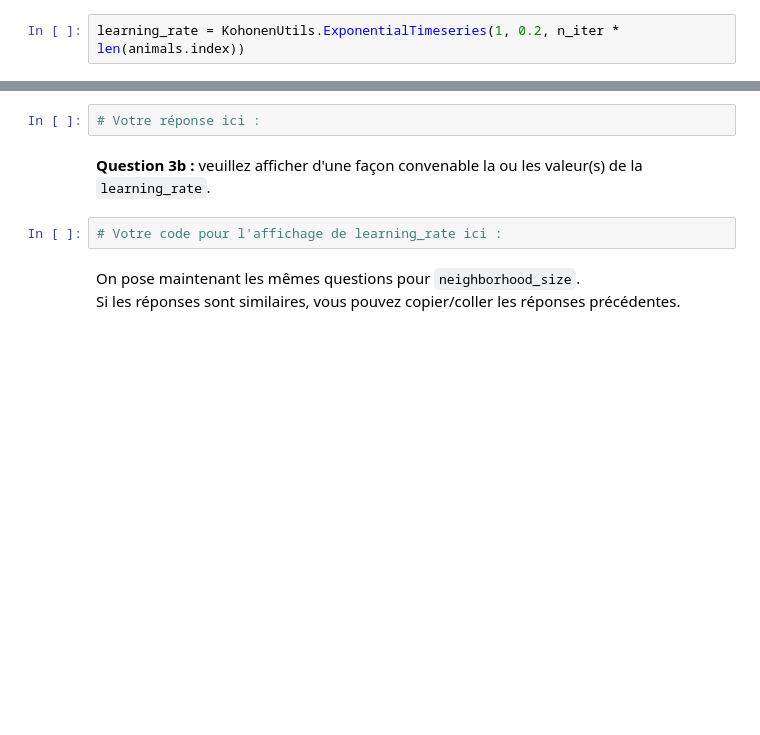
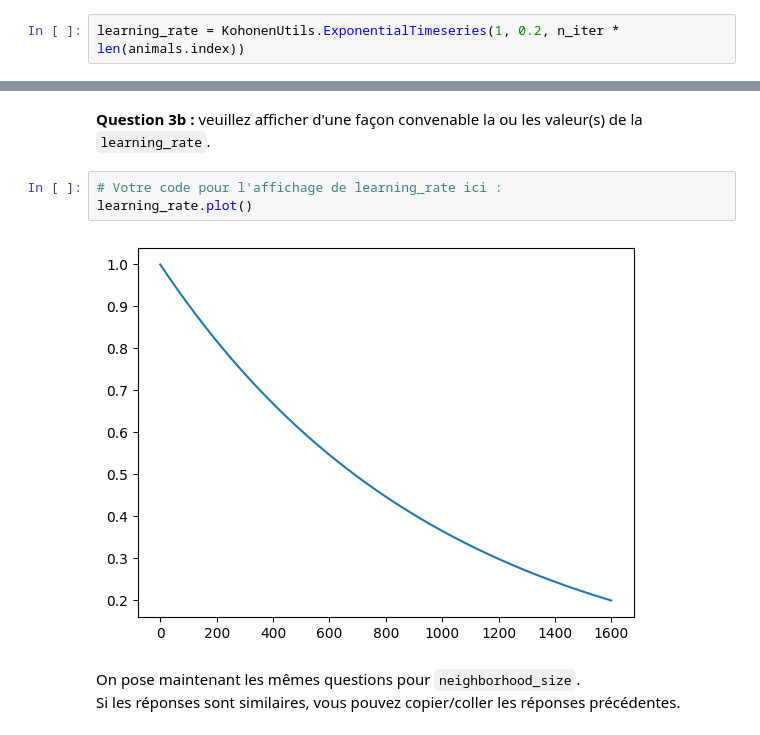
Before and after one commit to Raynobrak/heigvd-labos-apn, a Jupyter notebook: Labo5-individuel-charbonnier/Labo5_SOM_student.ipynb, the cells around one changed output, grey strips where cells are left out. Saved outputs shown, nothing was run; the diff lists cells and outputs as text; blank space fills up the shorter version.

```diff
--- a/Labo5-individuel-charbonnier/Labo5_SOM_student.ipynb
+++ b/Labo5-individuel-charbonnier/Labo5_SOM_student.ipynb
@@ -100,9 +164,10 @@ learning_rate = KohonenUtils.ExponentialTimeseries(1, 0.2, n_iter * len(animals.
-# %%
-# Votre réponse ici :
 # %% [markdown]
 **Question 3b :** veuillez afficher d'une façon convenable la ou les valeur(s) de la `learning_rate`.
 # %%
 # Votre code pour l'affichage de learning_rate ici :
+learning_rate.plot()
+# %% [output]
+[figure, added]
 # %% [markdown]
 On pose maintenant les mêmes questions pour `neighborhood_size`.  <br/> Si les réponses sont similaires, vous pouvez copier/coller les réponses précédentes.
 # %%
```
Also changed, not shown: parts of 15 cells of this notebook, 1 other file.
